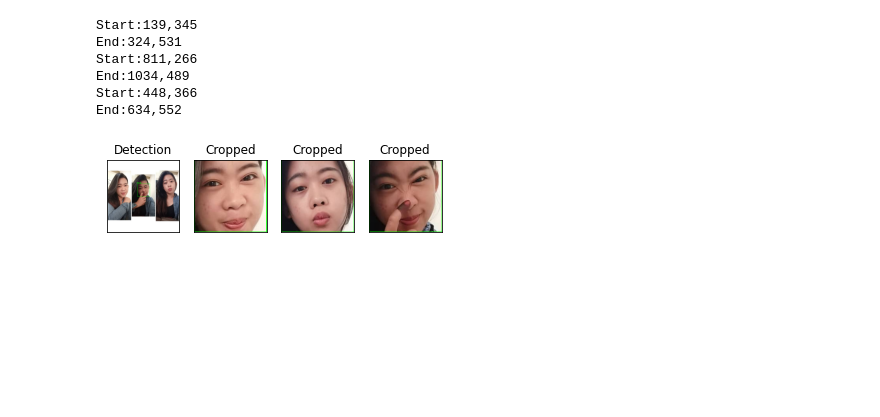
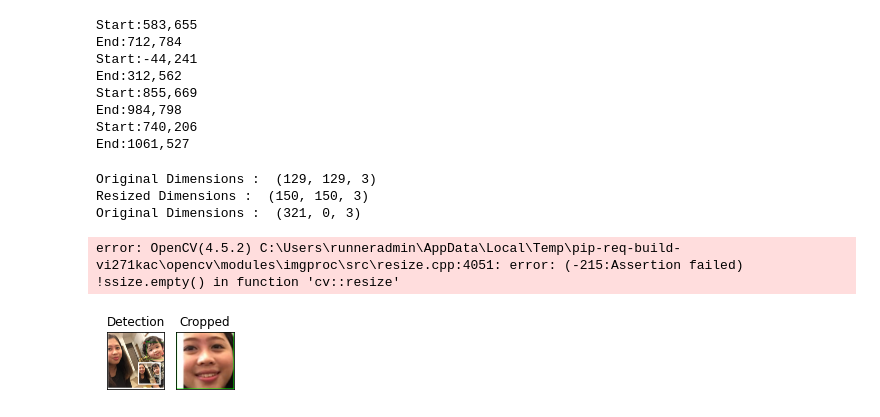
Before and after one commit to IrfanChairurrachman/Facial-Landmark-Detection, a Jupyter notebook: face_detection_ver_nadhifa.ipynb, the cells around one changed output. Saved outputs shown, nothing was run; the diff lists cells and outputs as text; code cells hidden in the pictures; blank space fills up the shorter version.

```diff
--- a/face_detection_ver_nadhifa.ipynb
+++ b/face_detection_ver_nadhifa.ipynb
@@ -27,7 +27,7 @@ detector = dlib.get_frontal_face_detector()
 predictor = dlib.shape_predictor(face_detector_path)
 # %%
 # load the input image, resize it, and convert it to grayscale
-image_path = r'D:\Facial-Landmark-Detection\Data\Training\14\14_2.jpg'
+image_path = r'D:\Facial-Landmark-Detection\Data\Training\14\14_3.jpg'
 image = cv2.imread(image_path)
 #image = imutils.resize(image, width=500)
 gray = cv2.cvtColor(image, cv2.COLOR_BGR2GRAY)
@@ -75,35 +75,44 @@ for (i, rect) in enumerate(rects):
 	# for (x, y) in shape:
 	# 	cv2.circle(image, (x, y), 1, (0, 0, 255), -1)
 # %% [output]
-Start:139,345
-End:324,531
-Start:811,266
-End:1034,489
-Start:448,366
-End:634,552
+Start:583,655
+End:712,784
+Start:-44,241
+End:312,562
+Start:855,669
+End:984,798
+Start:740,206
+End:1061,527
 # %%
 # show the output image with the face detections + facial landmarks
 
 # Saving the image
 plt.subplot(1,len(cropped)+1,1)
 plt.imshow(RGB_img)
 plt.xticks([])
 plt.yticks([])
 plt.title("Detection")
 
 z = 0
 for i in cropped:
 	saved_file_name = os.path.join(r'D:\Facial-Landmark-Detection\similarity_test', str(z)+'.jpg')
 	#i = cv2.cvtColor(i, cv2.COLOR_BGR2RGB)
-	plt.imsave(saved_file_name, i)
+	print('Original Dimensions : ',i.shape)
+	resized = cv2.resize(i, (150, 150))
+	print('Resized Dimensions : ',resized.shape)
+	plt.imsave(saved_file_name, resized)
 	z = z + 1
 
 	plt.subplot(1,len(cropped)+1,z+1)
-	plt.imshow(i)
+	plt.imshow(resized)
 	plt.xticks([])
 	plt.yticks([])
 	plt.title("Cropped")
 
 plt.show()
 # %% [output]
+Original Dimensions :  (129, 129, 3)
+Resized Dimensions :  (150, 150, 3)
+Original Dimensions :  (321, 0, 3)
+error: OpenCV(4.5.2) C:\Users\runneradmin\AppData\Local\Temp\pip-req-build-vi271kac\opencv\modules\imgproc\src\resize.cpp:4051: error: (-215:Assertion failed) !ssize.empty() in function 'cv::resize'
-[figure, old version]
+[figure, new version]
```
Also changed, not shown: 3 other files.
